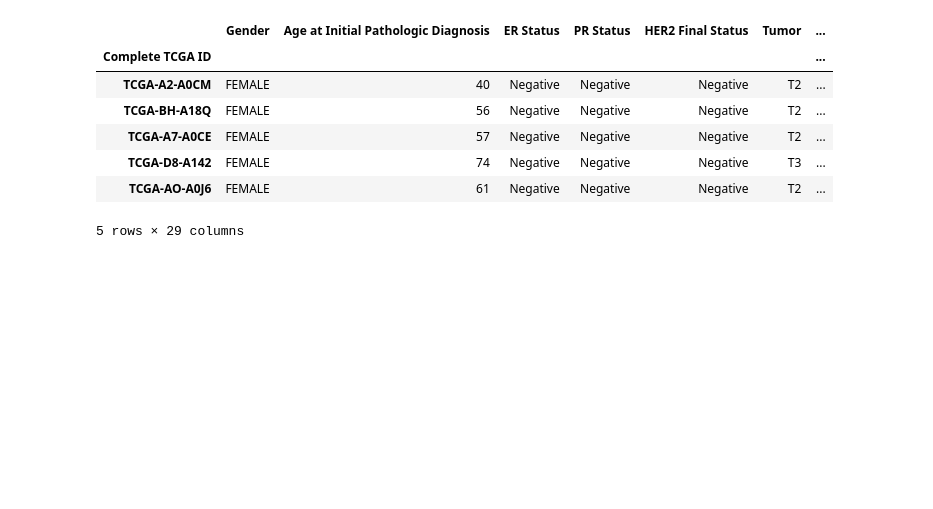
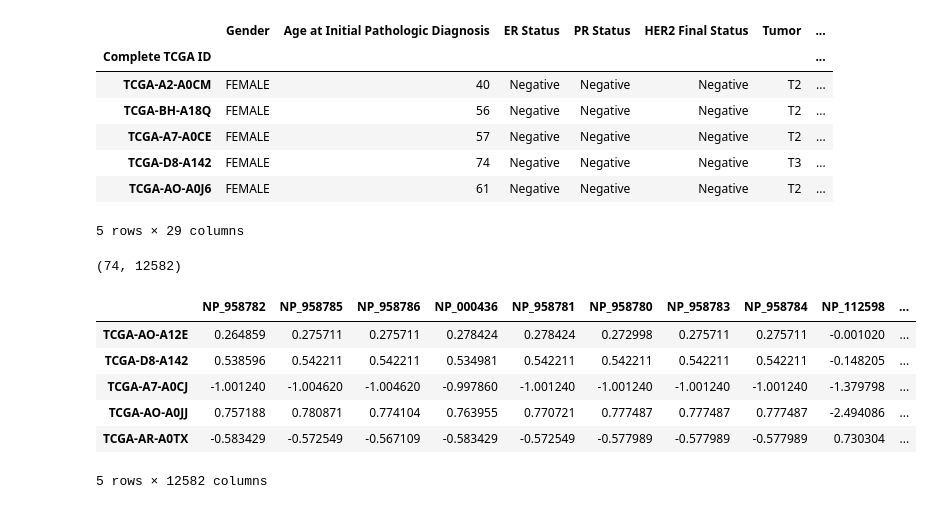
Before and after one commit to Pietro-Gavazzi/linma2472-project, a Jupyter notebook: project4/k_means_example_pietroV2.ipynb, the cells around one changed output. Saved outputs shown, nothing was run; the diff lists cells and outputs as text; code cells hidden in the pictures; blank space fills up the shorter version.

```diff
--- a/project4/k_means_example_pietroV2.ipynb
+++ b/project4/k_means_example_pietroV2.ipynb
@@ -106,8 +99,7 @@ clinical.head()
 merged = datat.merge(clinical,left_index=True,right_index=True)
 
 
-# Drop the duplicated columns
-
+# Drop the duplicated columns (added by Pietro Gavazzi)
 liste = merged.index.copy()
 liste = list(liste)
 
@@ -116,6 +108,24 @@ for i in np.unique(merged.index):
 
 ## Change name to make it look nicer in the code!
 processed = merged.drop(np.unique(liste))
+
+
+processed.shape
+# %% [output]
+(74, 12582)
+# %%
+
+from sklearn.model_selection import train_test_split
+X_train, X_test = train_test_split(processed, random_state=42)
+X_train.head()
+# %% [output]
+|  | NP_958782 | NP_958785 | NP_958786 | NP_000436 | NP_958781 | NP_958780 | NP_958783 | NP_958784 | NP_112598 | ... |
+| TCGA-AO-A12E | 0.264859 | 0.275711 | 0.275711 | 0.278424 | 0.278424 | 0.272998 | 0.275711 | 0.275711 | -0.001020 | ... |
+| TCGA-D8-A142 | 0.538596 | 0.542211 | 0.542211 | 0.534981 | 0.542211 | 0.542211 | 0.542211 | 0.542211 | -0.148205 | ... |
+| TCGA-A7-A0CJ | -1.001240 | -1.004620 | -1.004620 | -0.997860 | -1.001240 | -1.001240 | -1.001240 | -1.001240 | -1.379798 | ... |
+| TCGA-AO-A0JJ | 0.757188 | 0.780871 | 0.774104 | 0.763955 | 0.770721 | 0.777487 | 0.777487 | 0.777487 | -2.494086 | ... |
+| TCGA-AR-A0TX | -0.583429 | -0.572549 | -0.567109 | -0.583429 | -0.572549 | -0.577989 | -0.577989 | -0.577989 | 0.730304 | ... |
+5 rows × 12582 columns
 # %%
 ## Numerical data for the algorithm, NP_xx/XP_xx are protein identifiers from RefSeq database
 processed_numerical = processed.loc[:,[x for x in processed.columns if bool(re.search("NP_|XP_",x)) == True]]
```
Also changed, not shown: parts of 11 cells of this notebook, 1 other file.
